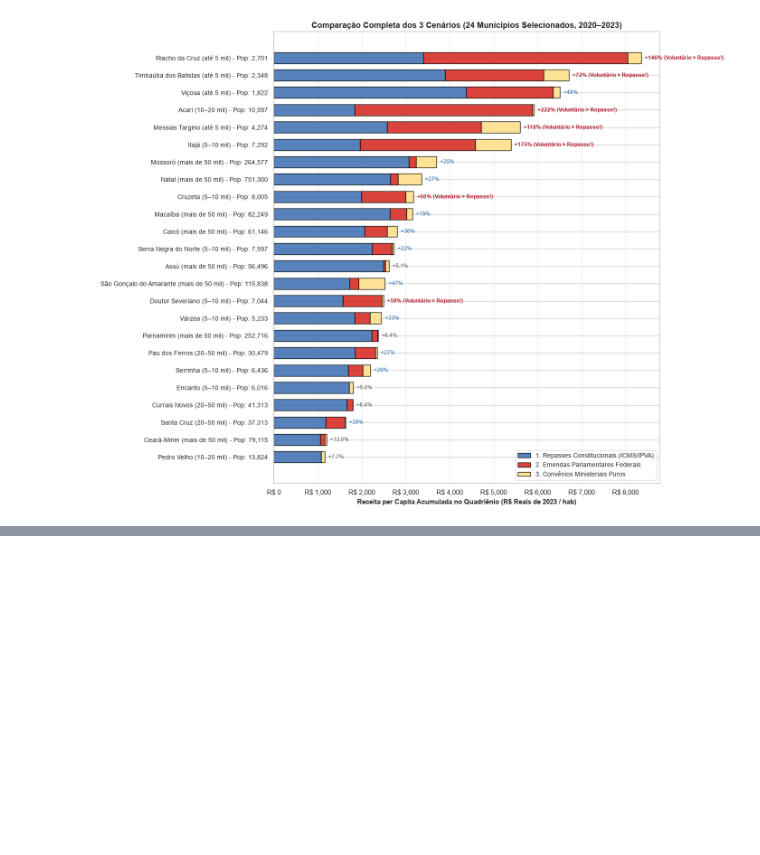
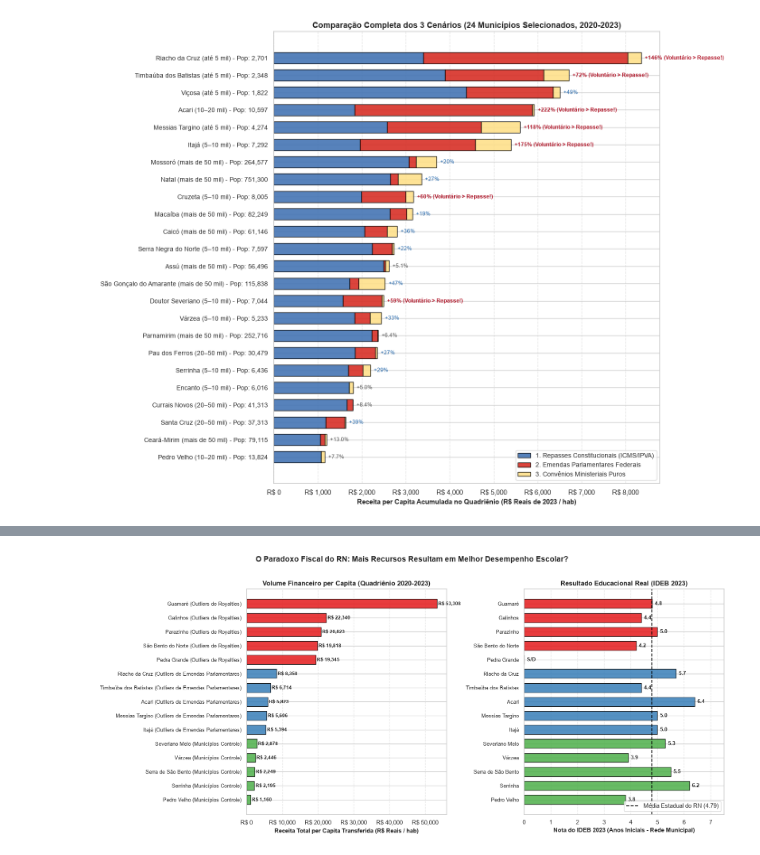
Before and after one commit to Renata-Nascimento/Projeto-U02-CD, a Jupyter notebook: notebooks/04_emendas_convenios.ipynb, the cells around one changed output, grey strips where cells are left out. Drawn from its saved outputs; the diff is of its cells as text; code cells hidden in the pictures; blank space fills up the shorter version.

Commit message:
feat(analise): adiciona investigacao de outliers vs impacto social (IDEB, mortalidade e CadUnico) no notebook 04

```diff
--- a/notebooks/04_emendas_convenios.ipynb
+++ b/notebooks/04_emendas_convenios.ipynb
@@ -389,7 +389,7 @@ labels = [f"{row['municipio']} ({row['porte']}) - Pop: {row['populacao_media']:,
 ax.set_yticklabels(labels, fontsize=10)
 
 ax.set_xlabel("Receita per Capita Acumulada no Quadriênio (R$ Reais de 2023 / hab)", fontsize=11, fontweight="bold")
-ax.set_title("Comparação Completa dos 3 Cenários (24 Municípios Selecionados, 2020–2023)", fontsize=13, fontweight="bold")
+ax.set_title("Comparação Completa dos 3 Cenários (24 Municípios Selecionados, 2020-2023)", fontsize=13, fontweight="bold")
 ax.xaxis.set_major_formatter(ticker.StrMethodFormatter("R$ {x:,.0f}"))
 ax.grid(axis="x", linestyle="--", alpha=0.5)
 
@@ -418,0 +537,82 @@ plt.show()
+# %%
+# 1. Gráfico Lado a Lado: Receita per Capita vs IDEB 2023
+foco_cidades = outliers_royalties + outliers_emendas + controle_pequenas
+df_plot_soc = df_social[df_social["municipio"].isin(foco_cidades)].copy()
+df_plot_soc = df_plot_soc.sort_values(by=["grupo_analise", "c3_total_pc"], ascending=[True, False])
+
+fig, axes = plt.subplots(1, 2, figsize=(16, 7))
+
+cores_map = {
+    "1. Outliers de Royalties (Petróleo/Eólica)": "#e41a1c",
+    "2. Outliers de Emendas Parlamentares": "#377eb8",
+    "3. Municípios Controle (Baixa Alocação)": "#4daf4a"
+}
+cores = [cores_map[g] for g in df_plot_soc["grupo_analise"]]
+y_pos = np.arange(len(df_plot_soc))
+
+# Painel 1: Receita Total per capita
+axes[0].barh(y_pos, df_plot_soc["c3_total_pc"], color=cores, alpha=0.85, edgecolor="black", height=0.65)
+axes[0].set_yticks(y_pos)
+axes[0].set_yticklabels([f"{row['municipio']} ({row['grupo_analise'].split('.')[1].strip().split('(')[0].strip()})" for _, row in df_plot_soc.iterrows()], fontsize=9.5)
+axes[0].invert_yaxis()
+axes[0].set_xlabel("Receita Total per Capita Transferida (R$ Reais / hab)", fontsize=11, fontweight="bold")
+axes[0].set_title("Volume Financeiro per Capita (Quadriênio 2020-2023)", fontsize=12, fontweight="bold")
+axes[0].xaxis.set_major_formatter(ticker.StrMethodFormatter("R$ {x:,.0f}"))
+axes[0].grid(axis="x", linestyle="--", alpha=0.5)
+
+for i, (_, row) in enumerate(df_plot_soc.iterrows()):
+    val = row["c3_total_pc"]
+    axes[0].text(val + 350, i, f"R$ {val:,.0f}", va="center", fontsize=8.5, fontweight="bold")
+
+# Painel 2: IDEB 2023 Real
+ideb_vals = df_plot_soc["ai_2023"].fillna(0)
+axes[1].barh(y_pos, ideb_vals, color=cores, alpha=0.85, edgecolor="black", height=0.65)
+axes[1].set_yticks(y_pos)
+axes[1].set_yticklabels([row["municipio"] for _, row in df_plot_soc.iterrows()], fontsize=9.5)
+axes[1].invert_yaxis()
+axes[1].set_xlabel("Nota do IDEB 2023 (Anos Iniciais - Rede Municipal)", fontsize=11, fontweight="bold")
+axes[1].set_title("Resultado Educacional Real (IDEB 2023)", fontsize=12, fontweight="bold")
+media_rn_ideb = df_social["ai_2023"].mean()
+axes[1].axvline(x=media_rn_ideb, color="black", linestyle="--", lw=1.5, label=f"Média Estadual do RN ({media_rn_ideb:.2f})")
+axes[1].grid(axis="x", linestyle="--", alpha=0.5)
+axes[1].set_xlim(0, 7.5)
+axes[1].legend(loc="lower right", frameon=True)
+
+for i, (_, row) in enumerate(df_plot_soc.iterrows()):
+    val = row["ai_2023"]
+    txt = f"{val:.1f}" if pd.notna(val) and val > 0 else "S/D"
+    axes[1].text((val if pd.notna(val) else 0) + 0.1, i, txt, va="center", fontsize=9, fontweight="bold")
+
+plt.suptitle("O Paradoxo Fiscal do RN: Mais Recursos Resultam em Melhor Desempenho Escolar?", fontsize=14, fontweight="bold", y=1.02)
+plt.tight_layout()
+plt.show()
+
+# 2. Gráfico de Dispersão: Emendas per Capita vs Evolução do IDEB (2019-2023)
+fig, ax = plt.subplots(figsize=(10, 6))
+
+sns.regplot(data=df_social, x="eme_pc", y="delta_ideb",
+            scatter_kws={"alpha": 0.45, "color": "#7f7f7f", "s": 40},
+            line_kws={"color": "#d95f02", "lw": 2, "label": "Linha de Tendência Linear"}, ax=ax)
+
+# Destaques específicos
+for _, r in df_plot_soc[df_plot_soc["grupo_analise"].str.contains("Emendas")].iterrows():
+    ax.scatter(r["eme_pc"], r["delta_ideb"], color="#377eb8", s=90, zorder=5, edgecolor="black")
+    ax.text(r["eme_pc"] + 50, r["delta_ideb"] + 0.03, f"{r['municipio']} ({r['delta_ideb']:+.1f})", fontsize=9, fontweight="bold", color="#1b4f72")
+
+for _, r in df_plot_soc[df_plot_soc["grupo_analise"].str.contains("Controle")].iterrows():
+    if pd.notna(r["delta_ideb"]):
+        ax.scatter(r["eme_pc"], r["delta_ideb"], color="#4daf4a", s=90, zorder=5, edgecolor="black")
+        ax.text(r["eme_pc"] + 40, r["delta_ideb"] - 0.05, f"{r['municipio']} ({r['delta_ideb']:+.1f})", fontsize=9, fontweight="bold", color="#196f3d")
+
+ax.set_title("Emendas Parlamentares per Capita vs Evolução do IDEB (2019 a 2023)", fontsize=13, fontweight="bold")
+ax.set_xlabel("Emendas Parlamentares per Capita Acumuladas (R$ Reais de 2023 / hab)", fontsize=11)
+ax.set_ylabel("Variação na Nota do IDEB (2023 menos 2019)", fontsize=11)
+ax.xaxis.set_major_formatter(ticker.StrMethodFormatter("R$ {x:,.0f}"))
+ax.axhline(0, color="gray", linestyle=":", alpha=0.7)
+ax.grid(True, linestyle="--", alpha=0.5)
+ax.legend(frameon=True, loc="upper right")
+
+plt.tight_layout()
+plt.show()
+# %% [output]
+[figure, added]
```
Also changed, not shown: parts of 11 cells of this notebook, 2 other files.
